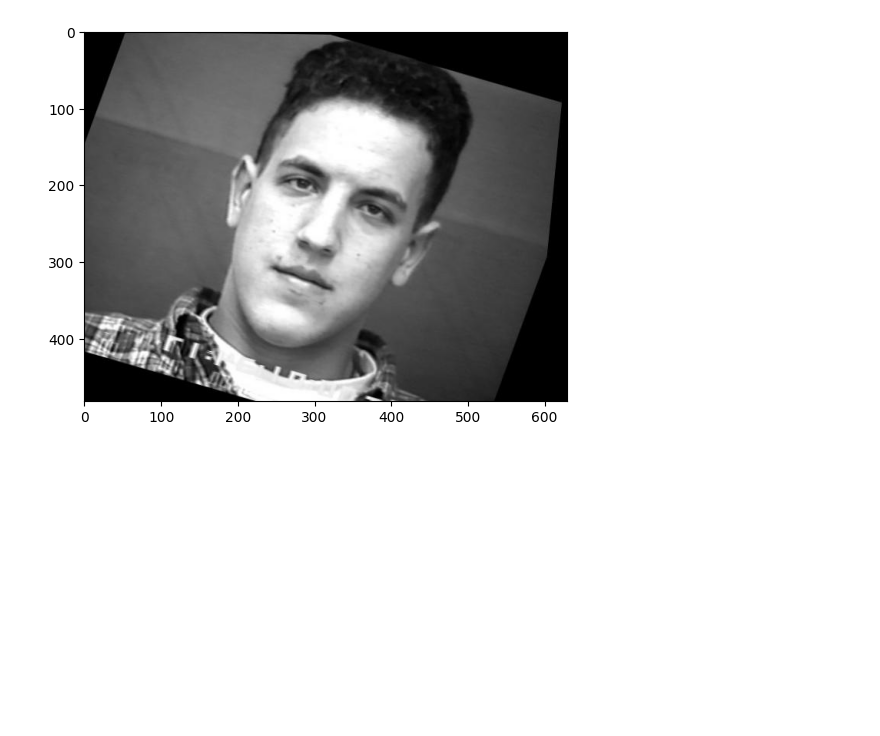
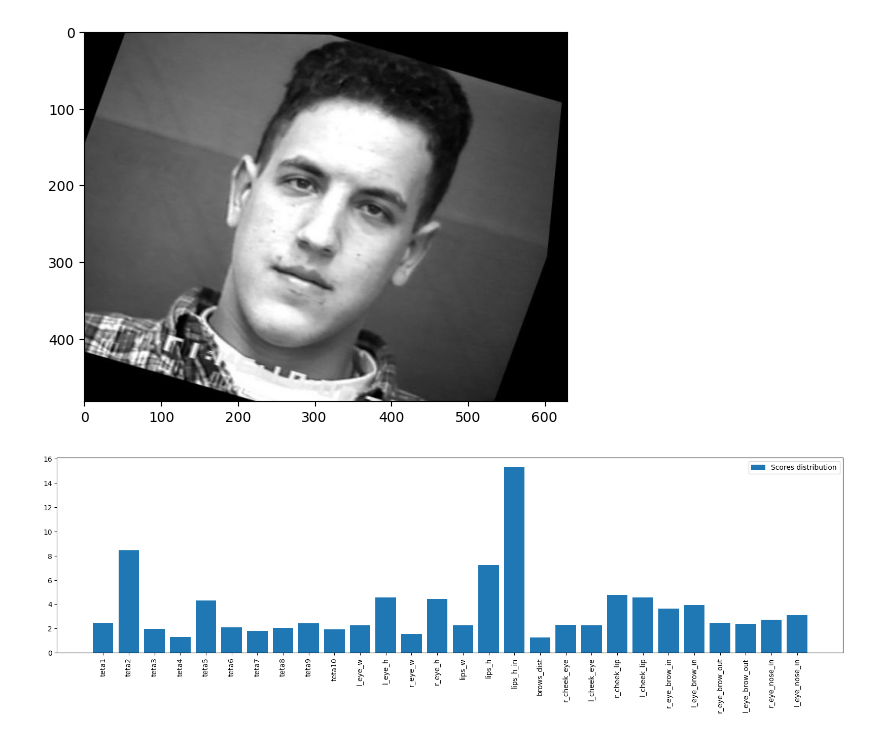
Before and after one commit to OlgaKrylova/I.G.O.R, a Jupyter notebook: emotions_classifier.ipynb, the cells around one changed output. Saved outputs shown, nothing was run; the diff lists cells and outputs as text; code cells hidden in the pictures; blank space fills up the shorter version.

```diff
--- a/emotions_classifier.ipynb
+++ b/emotions_classifier.ipynb
@@ -133,7 +132,7 @@ x_train_1, x_valid_1, y_train_1, y_valid_1 = train_test_split(x_train_pca, df_1[
                                                         random_state=555, test_size=0.2, shuffle = True)
 # %%
 # Train test split without PCA
-x_train, x_valid, y_train, y_valid = train_test_split(df_1.drop(['index'], axis=1), df_1['target'],\
+x_train, x_valid, y_train, y_valid = train_test_split(df_1.drop(['index','path','target','target_num'], axis=1), df_1['target'],\
                                                       random_state=666, test_size=0.2, shuffle = True)
 # %%
 cl_emo_1 = KNeighborsClassifier()
@@ -144,8 +143,8 @@ params = {
 cv = GridSearchCV(cl_emo_1, param_grid=params, scoring='accuracy', cv=5,
                   n_jobs=4)
 # %%
-# ## Train without PCA
-# cv.fit(x_train.drop(['path'], axis=1), y_train)
-# # filename = 'cl_emo_knn.sav'
-# # pickle.dump(cv.best_estimator_, open(filename, 'wb'))
-# cv.best_score_, cv.best_params_
+## Train without PCA
+cv.fit(x_train, y_train)
+# filename = 'cl_emo_knn.sav'
+# pickle.dump(cv.best_estimator_, open(filename, 'wb'))
+cv.best_score_, cv.best_params_
@@ -165,8 +168,8 @@ params = {
     'min_samples_leaf': [3, 5, 7, 10, 20]
 }
 # %%
-# cv = GridSearchCV(cl_emo_2, param_grid=params, scoring='accuracy', cv=5, n_jobs=4)
-# cv.fit(x_train, y_train)
+cv = GridSearchCV(cl_emo_2, param_grid=params, scoring='accuracy', cv=5, n_jobs=4)
+cv.fit(x_train, y_train)
 # filename = 'cl_emo_logreg.sav'
 # pickle.dump(cv.best_estimator_, open(filename, 'wb'))
-# cv.best_score_, cv.best_params_
+cv.best_score_, cv.best_params_
@@ -184,10 +200,10 @@ x_train.head()
 cb1 = CatBoostClassifier(iterations=10000, random_strength = 10,
 l2_leaf_reg = 100, learning_rate = 0.01, min_data_in_leaf = 30, eval_metric= 'TotalF1', one_hot_max_size = 20, depth = 10, rsm = .6,
                         bagging_temperature = 10)
-cb1.fit(x_train.drop(['path', 'target'], axis=1), y_train, verbose=0, plot=True, eval_set=(x_valid.drop(['path', 'target'], axis=1), y_valid), )
+cb1.fit(x_train, y_train, verbose=0, plot=True, eval_set=(x_valid, y_valid), )
 # filename = 'cl_emo_cb.sav'
 # pickle.dump(cb1, open(filename, 'wb'))
-y_pred_valid = cb1.predict(x_valid.drop(['path', 'target'], axis=1))
+y_pred_valid = cb1.predict(x_valid)
 # %% [output]
 MetricVisualizer(layout=Layout(align_self='stretch', height='500px'))
 # %%
@@ -227,0 +227,11 @@ Populating the interactive namespace from numpy and matplotlib
+# %%
+## FEATURE IMPORTANCES
+fig=plt.figure(figsize=(20,5))
+a = np.arange(len(x_train.columns))
+arguments = x_train.columns.to_list()
+plt.xticks(labels = arguments, ticks = a, rotation = 90)
+plt.bar(arguments,cb1.feature_importances_,
+        label='Scores distribution')
+plt.legend();
+# %% [output]
+[figure, added]
```
Also changed, not shown: parts of 16 cells of this notebook, 10 other files.
